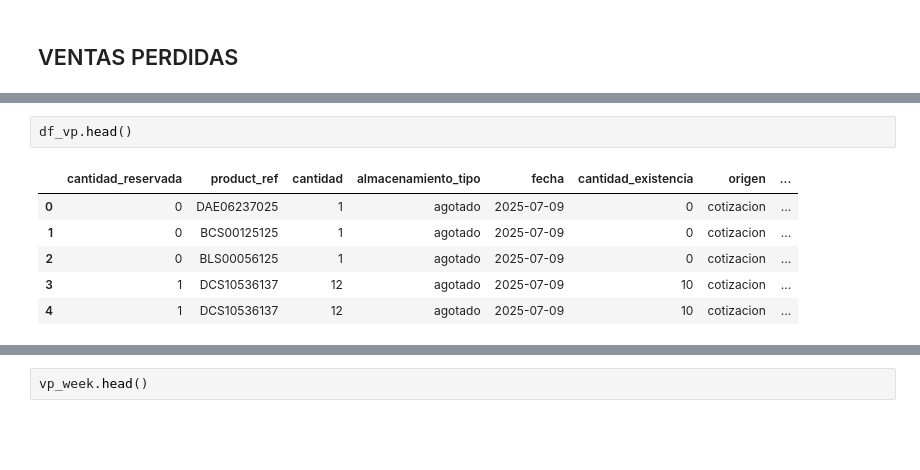
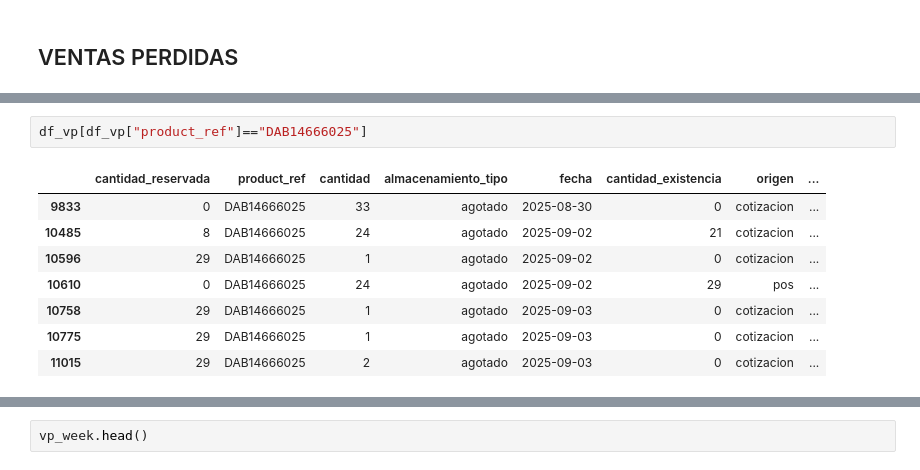
Before and after one commit to FiltrosDonsson/Proyectos-Data-analyst, a Jupyter notebook: MODELO ABASTECIMIENTO/ema.ipynb, the cells around one changed output, grey strips where cells are left out. Drawn from its saved outputs; the diff is of its cells as text; blank space fills up the shorter version.

```diff
--- a/MODELO ABASTECIMIENTO/ema.ipynb
+++ b/MODELO ABASTECIMIENTO/ema.ipynb
@@ -264,9 +259,11 @@ df_vp = df_vp.copy()
 # %%
-df_vp.head()
+df_vp[df_vp["product_ref"]=="DAB14666025"]
 # %% [output]
 |  | cantidad_reservada | product_ref | cantidad | almacenamiento_tipo | fecha | cantidad_existencia | origen | ... |
-| 0 | 0 | DAE06237025 | 1 | agotado | 2025-07-09 | 0 | cotizacion | ... |
-| 1 | 0 | BCS00125125 | 1 | agotado | 2025-07-09 | 0 | cotizacion | ... |
-| 2 | 0 | BLS00056125 | 1 | agotado | 2025-07-09 | 0 | cotizacion | ... |
-| 3 | 1 | DCS10536137 | 12 | agotado | 2025-07-09 | 10 | cotizacion | ... |
-| 4 | 1 | DCS10536137 | 12 | agotado | 2025-07-09 | 10 | cotizacion | ... |
+| 9833 | 0 | DAB14666025 | 33 | agotado | 2025-08-30 | 0 | cotizacion | ... |
+| 10485 | 8 | DAB14666025 | 24 | agotado | 2025-09-02 | 21 | cotizacion | ... |
+| 10596 | 29 | DAB14666025 | 1 | agotado | 2025-09-02 | 0 | cotizacion | ... |
+| 10610 | 0 | DAB14666025 | 24 | agotado | 2025-09-02 | 29 | pos | ... |
+| 10758 | 29 | DAB14666025 | 1 | agotado | 2025-09-03 | 0 | cotizacion | ... |
+| 10775 | 29 | DAB14666025 | 1 | agotado | 2025-09-03 | 0 | cotizacion | ... |
+| 11015 | 29 | DAB14666025 | 2 | agotado | 2025-09-03 | 0 | cotizacion | ... |
```
Also changed, not shown: parts of 5 cells of this notebook, 24 other files.
